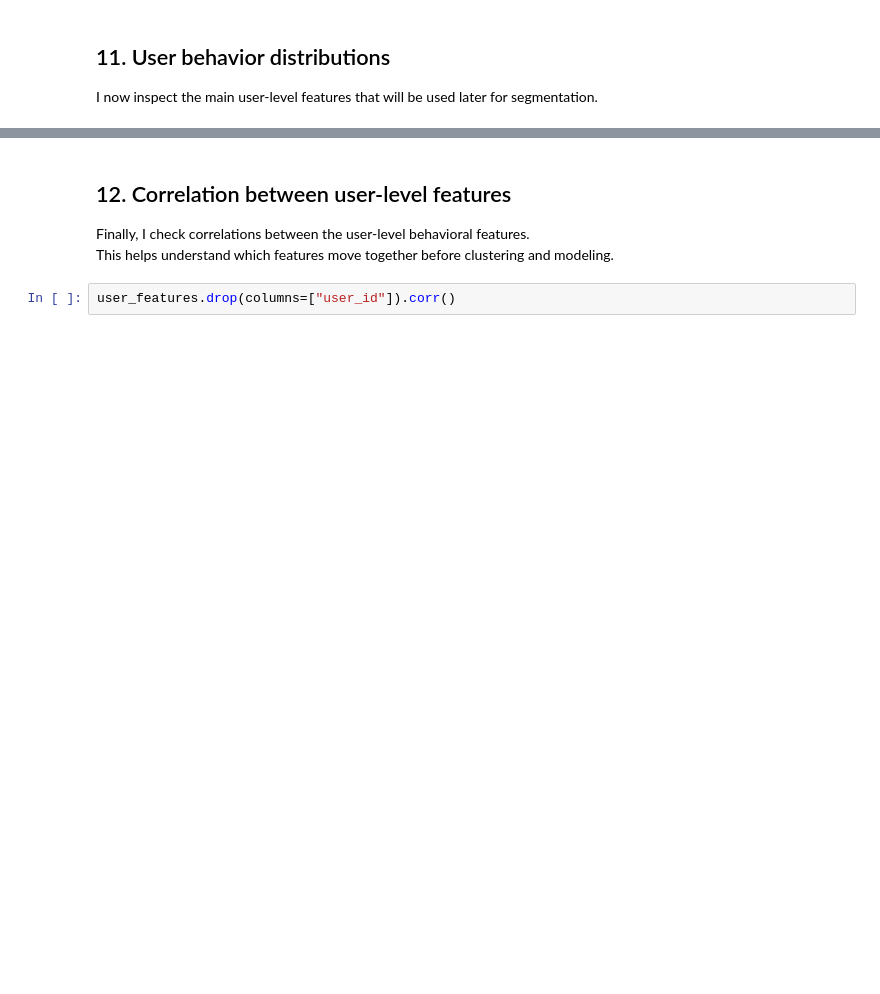
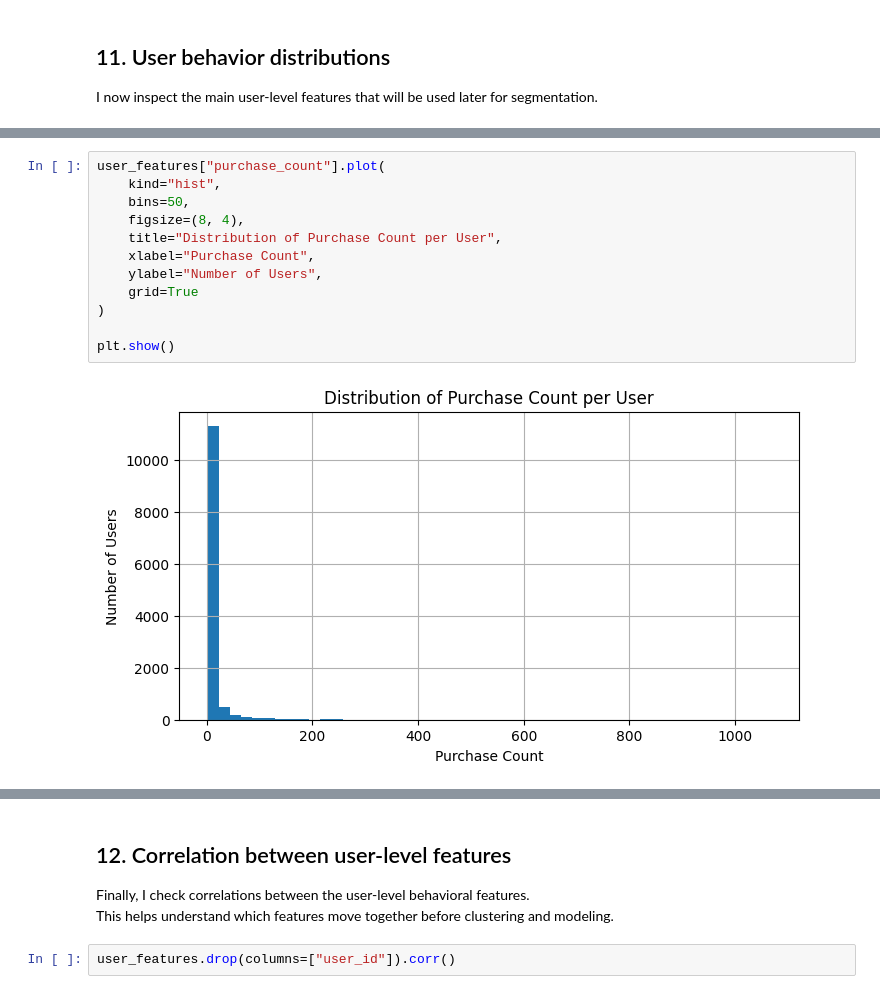
Before and after one commit to ismailozcan1/ds570-final-project, a Jupyter notebook: notebooks/01_data_loading_and_eda.ipynb, the cells around one changed output, grey strips where cells are left out. Cells and saved outputs as stored; diff of their text form; blank space fills up the shorter version.

```diff
--- a/notebooks/01_data_loading_and_eda.ipynb
+++ b/notebooks/01_data_loading_and_eda.ipynb
@@ -216,3 +367,17 @@ plt.show()
+# %%
+user_features["purchase_count"].plot(
+    kind="hist",
+    bins=50,
+    figsize=(8, 4),
+    title="Distribution of Purchase Count per User",
+    xlabel="Purchase Count",
+    ylabel="Number of Users",
+    grid=True
+)
+
+plt.show()
+# %% [output]
+[figure, added]
 # %%
 user_features["purchase_ratio"].plot(
     kind="hist",
```
Also changed, not shown: parts of 27 cells of this notebook.
